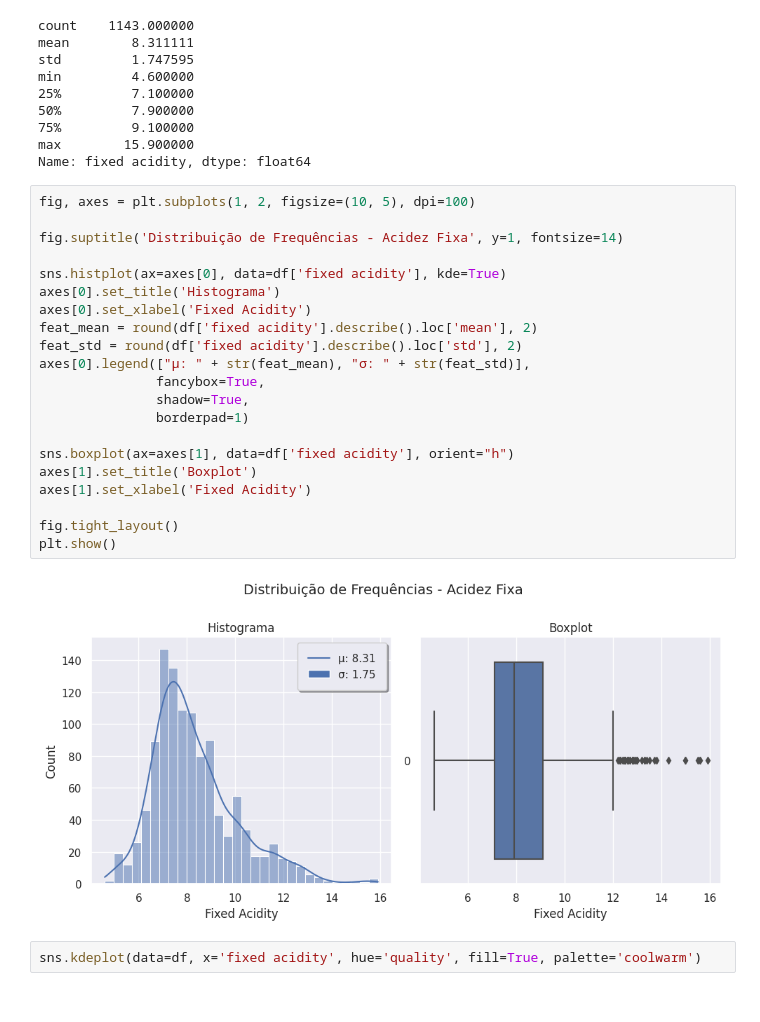
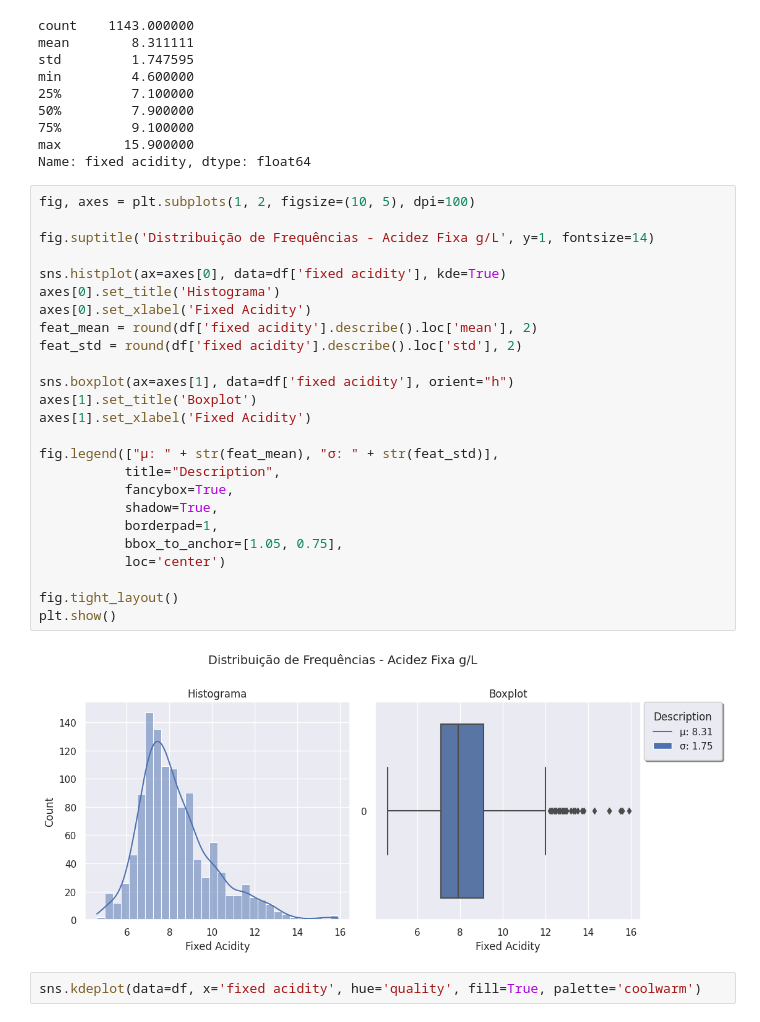
Before and after one commit to jmacedo91/01-World-Population-Data-Analysis, a Jupyter notebook: 002 - Wine Quality EDA and Classification.ipynb, the cells around one changed output. Saved outputs shown, nothing was run; the diff lists cells and outputs as text.

Commit message:
Adicionando Legendas nos Gráficos

```diff
--- a/002 - Wine Quality EDA and Classification.ipynb
+++ b/002 - Wine Quality EDA and Classification.ipynb
@@ -146,26 +146,30 @@ Name: fixed acidity, dtype: float64
 # %%
 fig, axes = plt.subplots(1, 2, figsize=(10, 5), dpi=100)
 
-fig.suptitle('Distribuição de Frequências - Acidez Fixa', y=1, fontsize=14)
+fig.suptitle('Distribuição de Frequências - Acidez Fixa g/L', y=1, fontsize=14)
 
 sns.histplot(ax=axes[0], data=df['fixed acidity'], kde=True)
 axes[0].set_title('Histograma')
 axes[0].set_xlabel('Fixed Acidity')
 feat_mean = round(df['fixed acidity'].describe().loc['mean'], 2)
 feat_std = round(df['fixed acidity'].describe().loc['std'], 2)
-axes[0].legend(["μ: " + str(feat_mean), "σ: " + str(feat_std)],
-               fancybox=True,
-               shadow=True,
-               borderpad=1)
 
 sns.boxplot(ax=axes[1], data=df['fixed acidity'], orient="h")
 axes[1].set_title('Boxplot')
 axes[1].set_xlabel('Fixed Acidity')
 
+fig.legend(["μ: " + str(feat_mean), "σ: " + str(feat_std)],
+           title="Description",
+           fancybox=True,
+           shadow=True,
+           borderpad=1,
+           bbox_to_anchor=[1.05, 0.75],
+           loc='center')
+
 fig.tight_layout()
 plt.show()
 # %% [output]
-[figure, old version]
+[figure, new version]
 # %%
 sns.kdeplot(data=df, x='fixed acidity', hue='quality', fill=True, palette='coolwarm')
 # %% [output]
```
